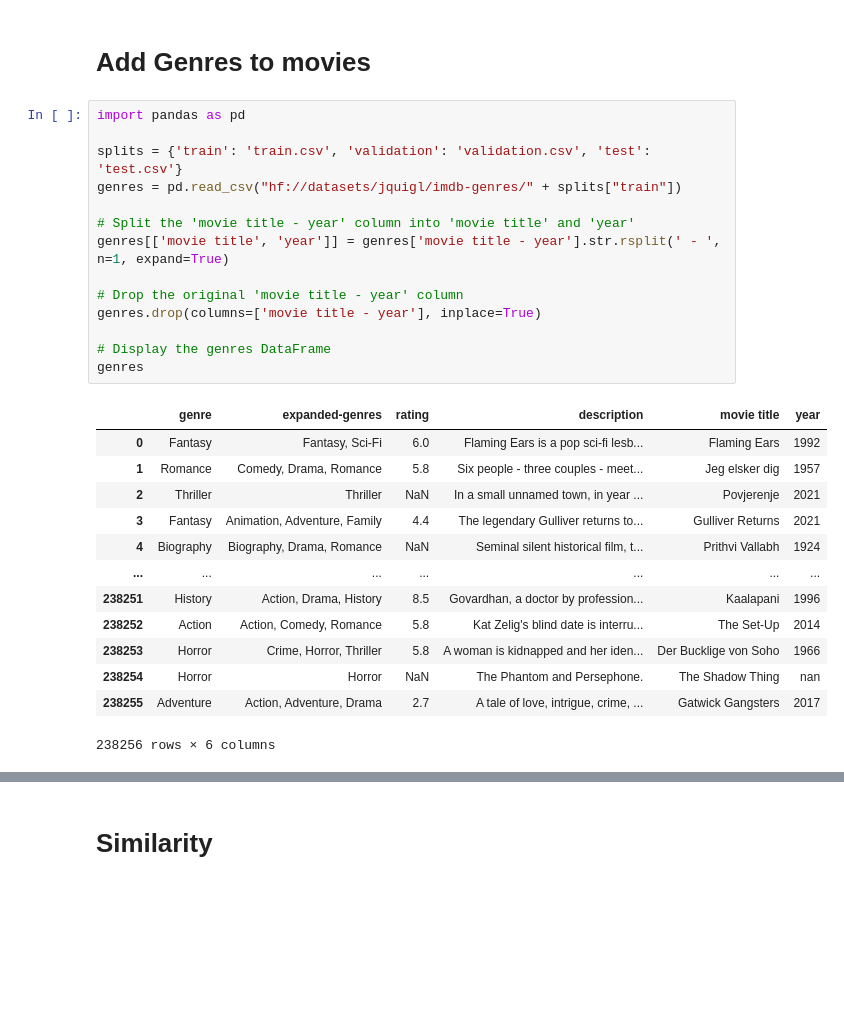
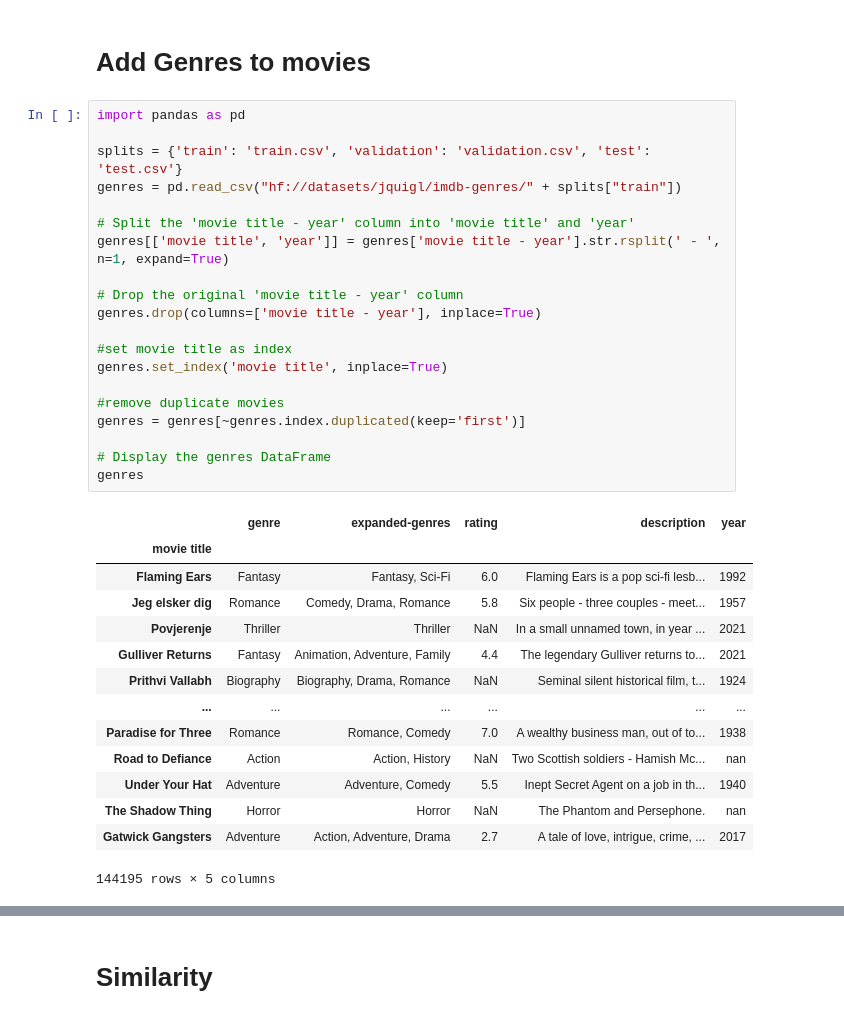
Before and after one commit to MarcusGalea/netflix_recommendation_project, a Jupyter notebook: scripts/loading_and_preprocessing.ipynb, the cells around one changed output, grey strips where cells are left out. Drawn from its saved outputs; the diff is of its cells as text; blank space fills up the shorter version.

Commit message:
Faster genre lookup

```diff
--- a/scripts/loading_and_preprocessing.ipynb
+++ b/scripts/loading_and_preprocessing.ipynb
@@ -80,31 +100,38 @@ defaultdict(float, {'1': 0.0})
 # %%
 import pandas as pd
 
 splits = {'train': 'train.csv', 'validation': 'validation.csv', 'test': 'test.csv'}
 genres = pd.read_csv("hf://datasets/jquigl/imdb-genres/" + splits["train"])
 
 # Split the 'movie title - year' column into 'movie title' and 'year'
 genres[['movie title', 'year']] = genres['movie title - year'].str.rsplit(' - ', n=1, expand=True)
 
 # Drop the original 'movie title - year' column
 genres.drop(columns=['movie title - year'], inplace=True)
 
+#set movie title as index
+genres.set_index('movie title', inplace=True)
+
+#remove duplicate movies
+genres = genres[~genres.index.duplicated(keep='first')]
+
 # Display the genres DataFrame
 genres
 # %% [output]
-|  | genre | expanded-genres | rating | description | movie title | year |
-| 0 | Fantasy | Fantasy, Sci-Fi | 6.0 | Flaming Ears is a pop sci-fi lesb... | Flaming Ears | 1992 |
-| 1 | Romance | Comedy, Drama, Romance | 5.8 | Six people - three couples - meet... | Jeg elsker dig | 1957 |
-| 2 | Thriller | Thriller | NaN | In a small unnamed town, in year ... | Povjerenje | 2021 |
-| 3 | Fantasy | Animation, Adventure, Family | 4.4 | The legendary Gulliver returns to... | Gulliver Returns | 2021 |
-| 4 | Biography | Biography, Drama, Romance | NaN | Seminal silent historical film, t... | Prithvi Vallabh | 1924 |
-| ... | ... | ... | ... | ... | ... | ... |
-| 238251 | History | Action, Drama, History | 8.5 | Govardhan, a doctor by profession... | Kaalapani | 1996 |
-| 238252 | Action | Action, Comedy, Romance | 5.8 | Kat Zelig's blind date is interru... | The Set-Up | 2014 |
-| 238253 | Horror | Crime, Horror, Thriller | 5.8 | A woman is kidnapped and her iden... | Der Bucklige von Soho | 1966 |
-| 238254 | Horror | Horror | NaN | The Phantom and Persephone. | The Shadow Thing | nan |
-| 238255 | Adventure | Action, Adventure, Drama | 2.7 | A tale of love, intrigue, crime, ... | Gatwick Gangsters | 2017 |
+|  | genre | expanded-genres | rating | description | year |
+| movie title |  |  |  |  |  |
+| Flaming Ears | Fantasy | Fantasy, Sci-Fi | 6.0 | Flaming Ears is a pop sci-fi lesb... | 1992 |
+| Jeg elsker dig | Romance | Comedy, Drama, Romance | 5.8 | Six people - three couples - meet... | 1957 |
+| Povjerenje | Thriller | Thriller | NaN | In a small unnamed town, in year ... | 2021 |
+| Gulliver Returns | Fantasy | Animation, Adventure, Family | 4.4 | The legendary Gulliver returns to... | 2021 |
+| Prithvi Vallabh | Biography | Biography, Drama, Romance | NaN | Seminal silent historical film, t... | 1924 |
+| ... | ... | ... | ... | ... | ... |
+| Paradise for Three | Romance | Romance, Comedy | 7.0 | A wealthy business man, out of to... | 1938 |
+| Road to Defiance | Action | Action, History | NaN | Two Scottish soldiers - Hamish Mc... | nan |
+| Under Your Hat | Adventure | Adventure, Comedy | 5.5 | Inept Secret Agent on a job in th... | 1940 |
+| The Shadow Thing | Horror | Horror | NaN | The Phantom and Persephone. | nan |
+| Gatwick Gangsters | Adventure | Action, Adventure, Drama | 2.7 | A tale of love, intrigue, crime, ... | 2017 |
-238256 rows × 6 columns
+144195 rows × 5 columns
 # %%
 for i in tqdm(range(1, len(movies)+1)):
     movie = movies[str(i)]
```
Also changed, not shown: parts of 3 cells of this notebook.
